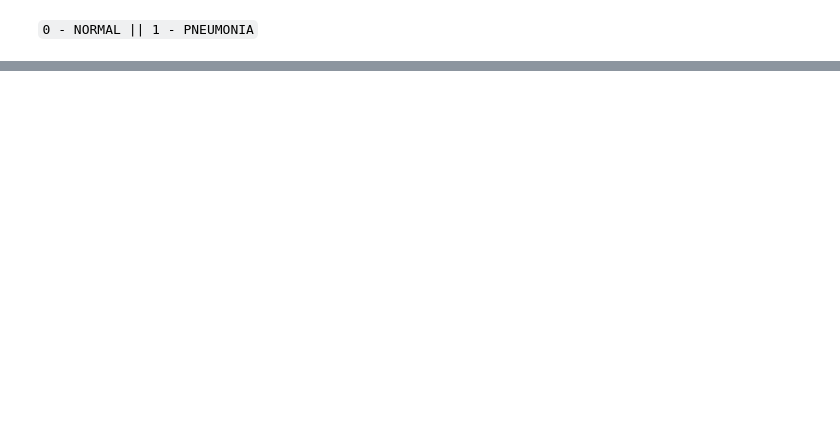
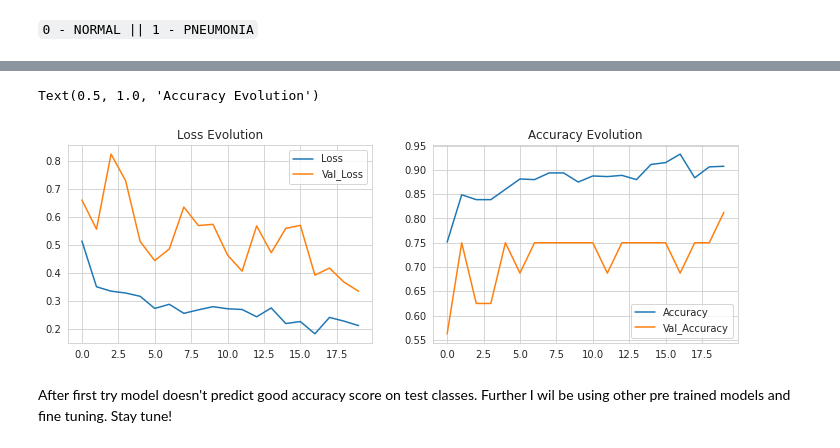
Before and after one commit to karan842/kaggle-notebooks, a Jupyter notebook: pneumonia-classification.ipynb, the cells around one changed output, grey strips where cells are left out. Saved outputs shown, nothing was run; the diff lists cells and outputs as text; code cells hidden in the pictures; blank space fills up the shorter version.

```diff
--- a/pneumonia-classification.ipynb
+++ b/pneumonia-classification.ipynb
@@ -98,0 +178,23 @@ plt.show()
+# %%
+vgg_model = tf.keras.applications.VGG19(
+    weights='imagenet',
+    include_top = False,
+#     input_shape = (224,224,3)
+)
+
+for layer in vgg_model.layers:
+    layer.trainable=False
+
+x = vgg_model.output
+x = tf.keras.layers.GlobalAveragePooling2D()(x)
+x = tf.keras.layers.Dense(128,activation='relu')(x)
+# output layer
+predictions = tf.keras.layers.Dense(1,activation='sigmoid')(x)
+
+model = tf.keras.Model(inputs=vgg_model.input, outputs=predictions)
+
+# to avoid overfitting
+early_stopping = tf.keras.callbacks.EarlyStopping(monitor='val_loss',patience=5)
+
+# Compiling the model
+model.compile(loss='binary_crossentropy', optimizer='adam',metrics=['accuracy'])
@@ -98,0 +223,6 @@ plt.show()
+# %%
+history = model.fit(train,epochs=20,
+                    validation_data=validation,
+                     steps_per_epoch=100,
+#                     callbacks=[early_stopping],
+                    batch_size=32)
@@ -98,0 +269,17 @@ plt.show()
+# %%
+plt.figure(figsize=(12, 8))
+
+plt.subplot(2, 2, 1)
+plt.plot(history.history['loss'], label='Loss')
+plt.plot(history.history['val_loss'], label='Val_Loss')
+plt.legend()
+plt.title('Loss Evolution')
+
+plt.subplot(2, 2, 2)
+plt.plot(history.history['accuracy'], label='Accuracy')
+plt.plot(history.history['val_accuracy'], label='Val_Accuracy')
+plt.legend()
+plt.title('Accuracy Evolution')
+# %% [output]
+Text(0.5, 1.0, 'Accuracy Evolution')
+[figure, added]
@@ -98,0 +310,2 @@ plt.show()
+# %% [markdown]
+After first try model doesn't predict good accuracy score on test classes. Further I wil be using other pre trained models and fine tuning. Stay tune!
```
Also changed, not shown: parts of 23 cells of this notebook.
